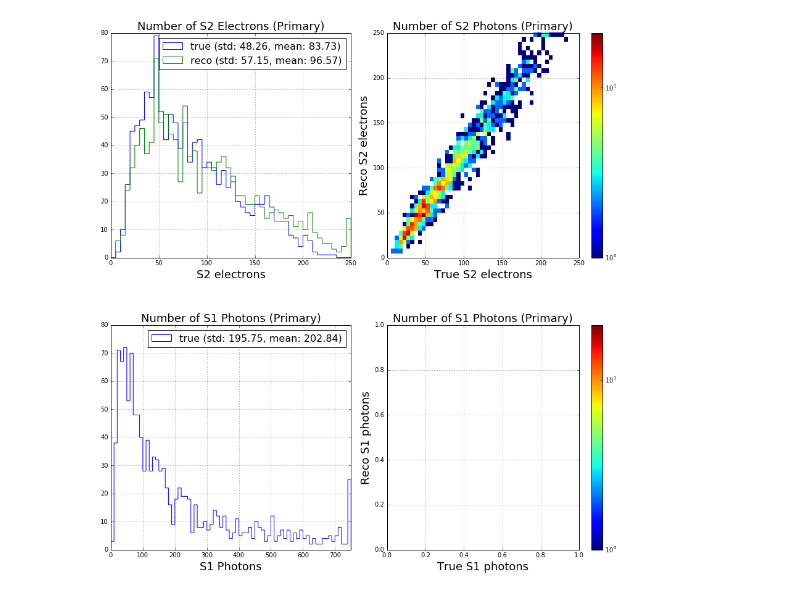
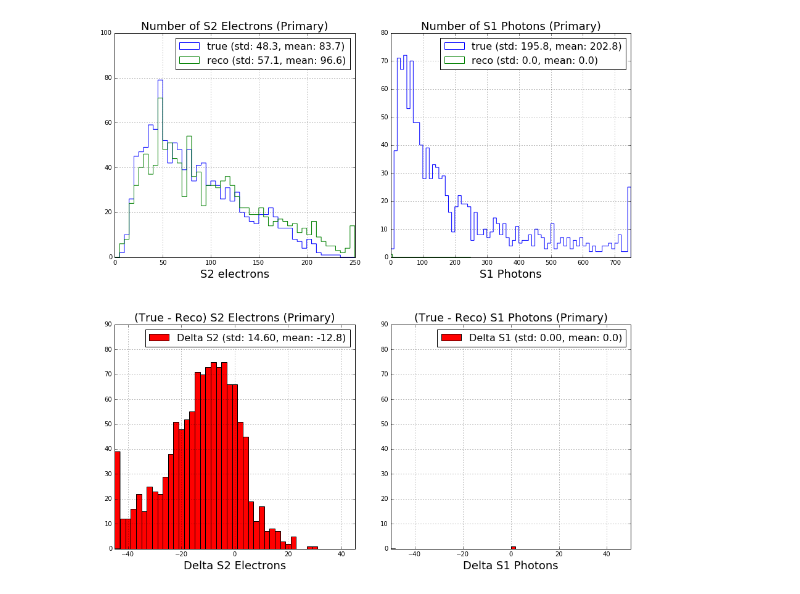
Before and after one commit to dbarg/pax_reconstruction, a Jupyter notebook: energy.ipynb, the cells around one changed output. Drawn from its saved outputs; the diff is of its cells as text; code cells hidden in the pictures.

```diff
--- a/energy.ipynb
+++ b/energy.ipynb
@@ -50,10 +44,13 @@ S1 & S2 Events: 1205
 ####################################################################################################
 
 arr_s1_true = df_s1s2[:]['s1_photons'].as_matrix()
-arr_s1_reco = np.zeros(3) #df_s1s2[:]['reco_s2_electrons'].as_matrix()
+arr_s1_reco = np.zeros(1) #df_s1s2[:]['reco_s2_electrons'].as_matrix()
 
 arr_s2_true = df_s1s2[:]['s2_electrons'].as_matrix()
 arr_s2_reco = df_s1s2[:]['reco_s2_electrons'].as_matrix()
+
+arr_s1_delta = np.zeros(1) #arr_s1_true - arr_s1_reco
+arr_s2_delta = arr_s2_true.copy() - arr_s2_reco.copy()
 # %%
 
 ####################################################################################################
@@ -119,6 +146,19 @@ arr_s1_reco_ovflw[arr_s1_reco_ovflw > s1_max] = s1_max - eps
 
 arr_s2_true_ovflw[arr_s2_true_ovflw > s2_max] = s2_max - eps
 arr_s2_reco_ovflw[arr_s2_reco_ovflw > s2_max] = s2_max - eps
+
+
+####################################################################################################
+####################################################################################################
+
+arr_s1_delta_ovflw = arr_s1_delta.copy()
+arr_s2_delta_ovflw = arr_s2_delta.copy()
+
+#arr_s1_delta_ovflw[arr_s1_delta_ovflw > +1 * s1_delta_max] = s1_delta_max - eps
+#arr_s1_delta_ovflw[arr_s1_delta_ovflw < -1 * s1_delta_max] = s1_delta_max + eps
+
+arr_s2_delta_ovflw[arr_s2_delta_ovflw > +1 * s2_delta_max] = +1 * s2_delta_max - eps
+arr_s2_delta_ovflw[arr_s2_delta_ovflw < -1 * s2_delta_max] = -1 * s2_delta_max + eps
 # %%
 
 ####################################################################################################
@@ -137,66 +177,79 @@ plt.subplots_adjust(left=None, bottom=None, right=None, top=None, wspace=0.15, h
 plt.subplot(rows, cols, 1)
 plt.hist(arr_s2_true_ovflw, bins=s2_nbins, range=[0, s2_max], label=s2_label_true, fill=False, histtype='step')
 plt.hist(arr_s2_reco_ovflw, bins=s2_nbins, range=[0, s2_max], label=s2_label_reco, fill=False, histtype='step')
+plt.ylim([0, 100])
+plt.title('Number of S2 Electrons (Primary)', fontsize=18)
 plt.xlabel('S2 electrons', fontsize=18)
-plt.title('Number of S2 Electrons (Primary)', fontsize=18)
+plt.legend(fontsize=16)
+plt.grid(True)
+
+
+####################################################################################################
+####################################################################################################
+
+plt.subplot(rows, cols, 2)
+plt.hist(arr_s1_true_ovflw, bins=s1_nbins, range=[0, s1_max], label=s1_label_true, fill=False, histtype='step')
+plt.hist(arr_s1_reco_ovflw, bins=s2_nbins, range=[0, s2_max], label=s1_label_reco, fill=False, histtype='step')
+plt.xlim([0, s1_max])
+plt.title('Number of S1 Photons (Primary)', fontsize=18)
+plt.xlabel('S1 Photons', fontsize=18)
 plt.legend(fontsize=16)
 plt.grid(True)
 
 
 ####################################################################################################
 ####################################################################################################
 
 plt.subplot(rows, cols, 3)
-plt.hist(arr_s1_true_ovflw, bins=s1_nbins, range=[0, s1_max], label=s1_label_true, fill=False, histtype='step')
-plt.xlim([0, s1_max])
-plt.xlabel('S1 Photons', fontsize=18)
-plt.title('Number of S1 Photons (Primary)', fontsize=18)
+
+plt.hist(
+    arr_s2_delta_ovflw,
+    bins=s2_delta_nbins,
+    range=[-s2_delta_max, s2_delta_max],
+    label=s2_label_delta,
+    color='r'
+)
+
+plt.xlim([-s2_delta_max, s2_delta_max])
+plt.ylim([0, 90])
+
+plt.xlabel('', fontsize=18)
+plt.title('(True - Reco) S2 Electrons (Primary)', fontsize=18)
+plt.xlabel('Delta S2 Electrons', fontsize=18)
 plt.legend(fontsize=16)
 plt.grid(True)
 
 
 ####################################################################################################
 ####################################################################################################
 
-plt.subplot(rows, cols, 2)
-plt.hist2d(
-    arr_s2_true_ovflw,
-    arr_s2_reco_ovflw,
-    bins=[s2_nbins, s2_nbins],
-    range=[[0, s2_max], [0, s2_max]],
-    norm=LogNorm()
+plt.subplot(rows, cols, 4)
+
+plt.hist(
+    arr_s1_delta_ovflw,
+    bins=s1_delta_nbins,
+    range=[-s1_delta_max, s1_delta_max],
+    label=s1_label_delta,
+    color='r'
 )
-plt.title('Number of S2 Electrons (Primary)', fontsize=18)
-plt.xlabel('True S2 electrons', fontsize=18)
-plt.ylabel('Reco S2 electrons', fontsize=18)
-plt.colorbar()
+
+plt.xlim([-s1_delta_max, s1_delta_max])
+plt.ylim([0, 90])
+
+plt.xlabel('', fontsize=18)
+plt.title('(True - Reco) S1 Photons (Primary)', fontsize=18)
+plt.xlabel('Delta S1 Photons', fontsize=18)
+plt.legend(fontsize=16)
 plt.grid(True)
 
-
-####################################################################################################
-####################################################################################################
-
-plt.subplot(rows, cols, 4)
-#plt.hist2d(
-#    arr_s2_true_ovflw,
-#    arr_s2_reco_ovflw,
-#    bins=[x_nbins, x_nbins],
-#    range=[[0, x_max], [0, x_max]],
-#    norm=LogNorm()
-#)
-plt.title('Number of S1 Photons (Primary)', fontsize=18)
-plt.xlabel('True S1 photons', fontsize=18)
-plt.ylabel('Reco S1 photons', fontsize=18)
-plt.colorbar()
-plt.grid(True)
 
 
 ####################################################################################################
 ####################################################################################################
 
 plt.close()
 print()
 display(fig)
 print()
 # %% [output]
-[figure, old version]
+[figure, new version]
```
Also changed, not shown: parts of 3 cells of this notebook.
